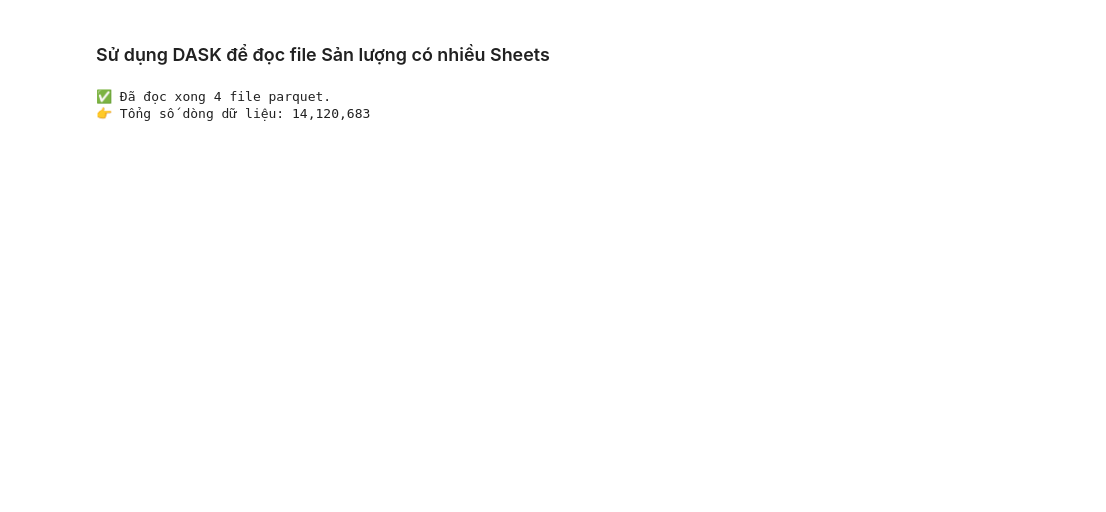
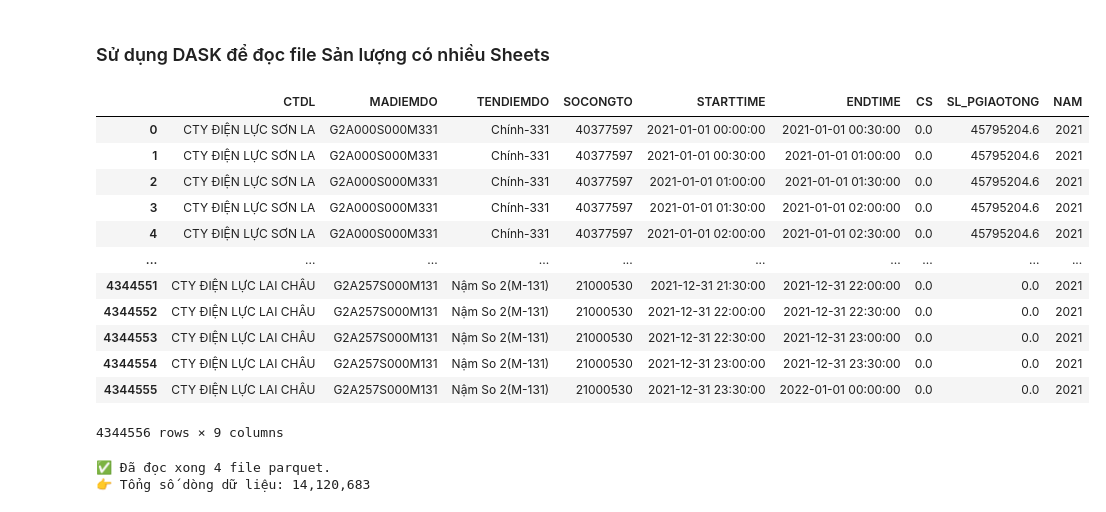
Before and after one commit to khuecoi2001/TDN_project, a Jupyter notebook: notebooks/merge_NM.ipynb, the cells around one changed output. Cells and saved outputs as stored; diff of their text form; code cells hidden in the pictures; blank space fills up the shorter version.

```diff
--- a/notebooks/merge_NM.ipynb
+++ b/notebooks/merge_NM.ipynb
@@ -63,3 +70,23 @@
+# %%
+import pandas as pd
+
+df = pd.read_parquet(r"C:\Khue\TDN\data\processed\sanluong_2021.parquet")
+
+df
+# %% [output]
+|  | CTDL | MADIEMDO | TENDIEMDO | SOCONGTO | STARTTIME | ENDTIME | CS | SL_PGIAOTONG | NAM |
+| 0 | CTY ĐIỆN LỰC SƠN LA | G2A000S000M331 | Chính-331 | 40377597 | 2021-01-01 00:00:00 | 2021-01-01 00:30:00 | 0.0 | 45795204.6 | 2021 |
+| 1 | CTY ĐIỆN LỰC SƠN LA | G2A000S000M331 | Chính-331 | 40377597 | 2021-01-01 00:30:00 | 2021-01-01 01:00:00 | 0.0 | 45795204.6 | 2021 |
+| 2 | CTY ĐIỆN LỰC SƠN LA | G2A000S000M331 | Chính-331 | 40377597 | 2021-01-01 01:00:00 | 2021-01-01 01:30:00 | 0.0 | 45795204.6 | 2021 |
+| 3 | CTY ĐIỆN LỰC SƠN LA | G2A000S000M331 | Chính-331 | 40377597 | 2021-01-01 01:30:00 | 2021-01-01 02:00:00 | 0.0 | 45795204.6 | 2021 |
+| 4 | CTY ĐIỆN LỰC SƠN LA | G2A000S000M331 | Chính-331 | 40377597 | 2021-01-01 02:00:00 | 2021-01-01 02:30:00 | 0.0 | 45795204.6 | 2021 |
+| ... | ... | ... | ... | ... | ... | ... | ... | ... | ... |
+| 4344551 | CTY ĐIỆN LỰC LAI CHÂU | G2A257S000M131 | Nậm So 2(M-131) | 21000530 | 2021-12-31 21:30:00 | 2021-12-31 22:00:00 | 0.0 | 0.0 | 2021 |
+| 4344552 | CTY ĐIỆN LỰC LAI CHÂU | G2A257S000M131 | Nậm So 2(M-131) | 21000530 | 2021-12-31 22:00:00 | 2021-12-31 22:30:00 | 0.0 | 0.0 | 2021 |
+| 4344553 | CTY ĐIỆN LỰC LAI CHÂU | G2A257S000M131 | Nậm So 2(M-131) | 21000530 | 2021-12-31 22:30:00 | 2021-12-31 23:00:00 | 0.0 | 0.0 | 2021 |
+| 4344554 | CTY ĐIỆN LỰC LAI CHÂU | G2A257S000M131 | Nậm So 2(M-131) | 21000530 | 2021-12-31 23:00:00 | 2021-12-31 23:30:00 | 0.0 | 0.0 | 2021 |
+| 4344555 | CTY ĐIỆN LỰC LAI CHÂU | G2A257S000M131 | Nậm So 2(M-131) | 21000530 | 2021-12-31 23:30:00 | 2022-01-01 00:00:00 | 0.0 | 0.0 | 2021 |
+4344556 rows × 9 columns
 # %%
 import pandas as pd
 import os
```
Also changed, not shown: parts of 2 cells of this notebook.
